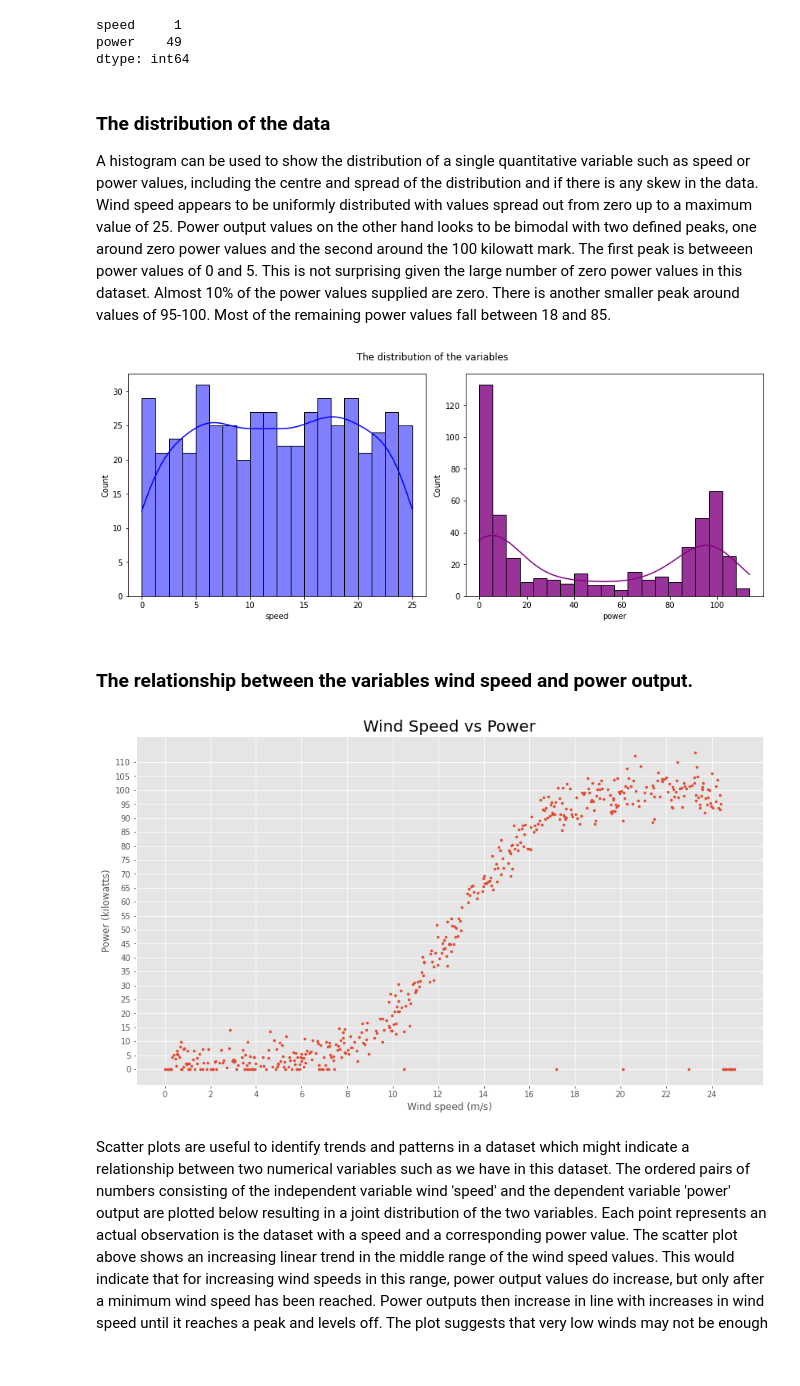
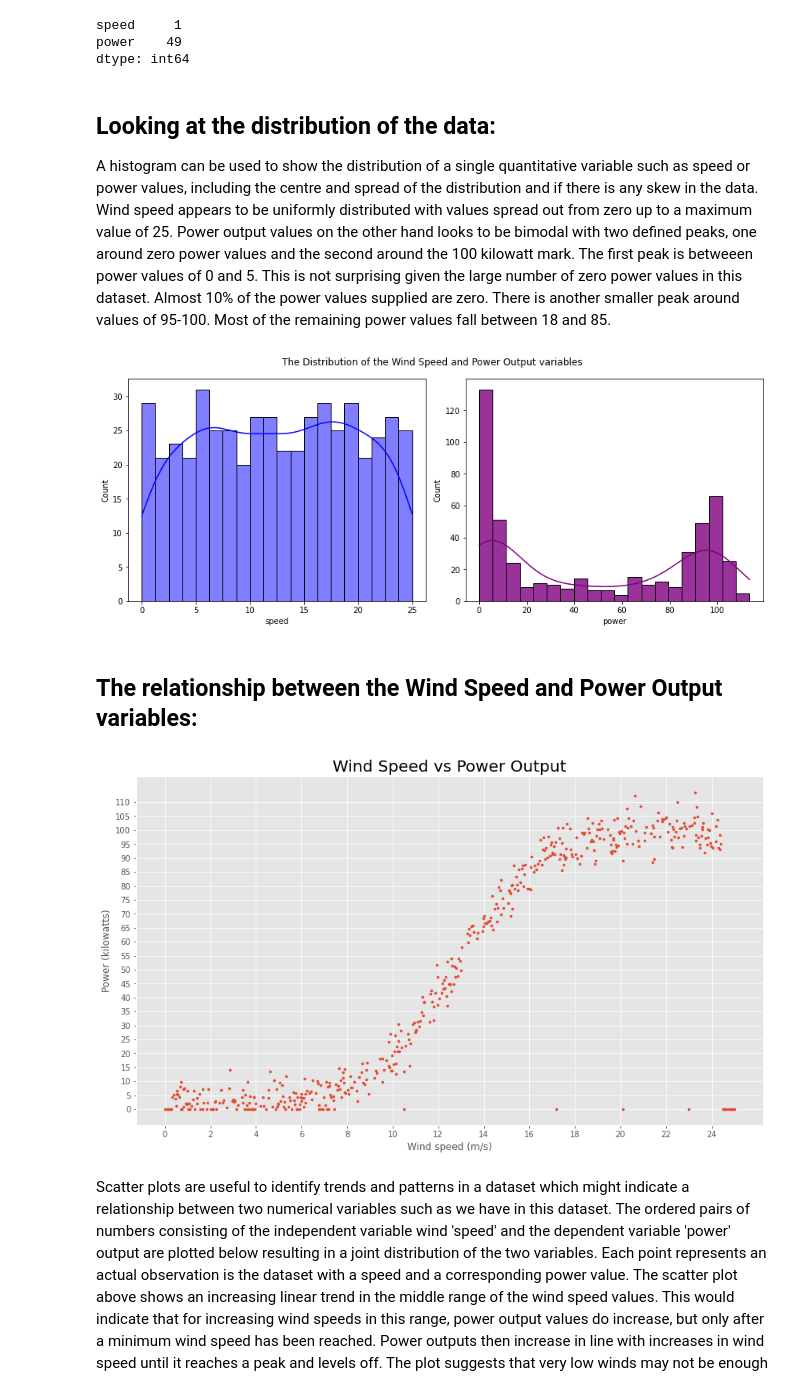
Before and after one commit to angela1C/MLASProject, a Jupyter notebook: wind_project.ipynb, the cells around one changed output. Drawn from its saved outputs; the diff is of its cells as text; code cells hidden in the pictures; blank space fills up the shorter version.

```diff
--- a/wind_project.ipynb
+++ b/wind_project.ipynb
@@ -105,23 +103,24 @@ speed     1
 power    49
 dtype: int64
 # %% [markdown]
-### The distribution of the data
+## Looking at the distribution of the data:
 A histogram can be used to show the distribution of a single quantitative variable such as speed or power values, including the centre and spread of the distribution and if there is any skew in the data. Wind speed appears to be  uniformly distributed with values spread out from zero up to a maximum value of 25. Power output values on the other hand looks to be bimodal with two defined peaks, one around zero power values and the second around the 100 kilowatt mark. The first peak is betweeen power values of 0 and 5. This is not surprising given the large number of zero power values in this dataset. Almost 10% of the power values supplied are zero.  There is another smaller peak around values of 95-100. Most of the remaining power values fall between 18 and 85.
 # %%
     %matplotlib inline
 
     # plot the histograms of Speed values
     f, axs = plt.subplots(1, 2, figsize=(12, 5))
     sns.histplot(data=df, x="speed", ax=axs[0], bins=20, kde=True,color="blue")
     sns.histplot(data=df, x="power", alpha=.8, legend=False, ax=axs[1], bins=20, kde=True, color="purple")
 
     #plt.title("Speed vs Power");
-    plt.suptitle("The distribution of the variables")
+    plt.suptitle("The Distribution of the Wind Speed and Power Output variables")
+    plt.savefig("images/The Distribution of the Wind Speed and Power output variables.png")
     f.tight_layout()
 # %% [output]
-[figure, old version]
+[figure, new version]
 # %% [markdown]
-### The relationship between the variables wind speed and power output.
+## The relationship between the Wind Speed and Power Output variables:
 # %%
 # create the plot
 plt.style.use('ggplot')
@@ -138,11 +137,11 @@ plt.grid(True)
 plt.xlabel("Wind speed (m/s)")
 plt.ylabel("Power (kilowatts)")
 # add title
-plt.title("Wind Speed vs Power", fontsize=20);
-plt.savefig("Wind Speed Power scatterplot.png")
+plt.title("Wind Speed vs Power Output", fontsize=20);
+plt.savefig("images/Wind Speed Power scatterplot.png")
 plt.show()
 # %% [output]
-[figure, old version]
+[figure, new version]
 # %% [markdown]
 Scatter plots are useful to identify trends and patterns in a dataset which might indicate a relationship between two numerical variables such as we have in this dataset. The ordered pairs of numbers consisting of the independent variable wind 'speed' and the dependent variable 'power' output are plotted below resulting in a joint distribution of the two variables. Each point represents an actual observation is the dataset with a speed and a corresponding power value.
 The scatter plot above shows an increasing linear trend in the middle range of the wind speed values. This would indicate that for increasing wind speeds in this range, power output values do increase, but only after a minimum wind speed has been reached. Power outputs then increase in line with increases in wind speed until it reaches a peak and levels off. The plot suggests that very low winds may not be enough to get the turbine going and that the turbines have a maximum power level. Once the turbine is in motion perhaps little is required to keep it going. Some of the power generated might be consumed by the turbine itself at low levels to get it started.
```
Also changed, not shown: parts of 83 cells of this notebook, 17 other files.
